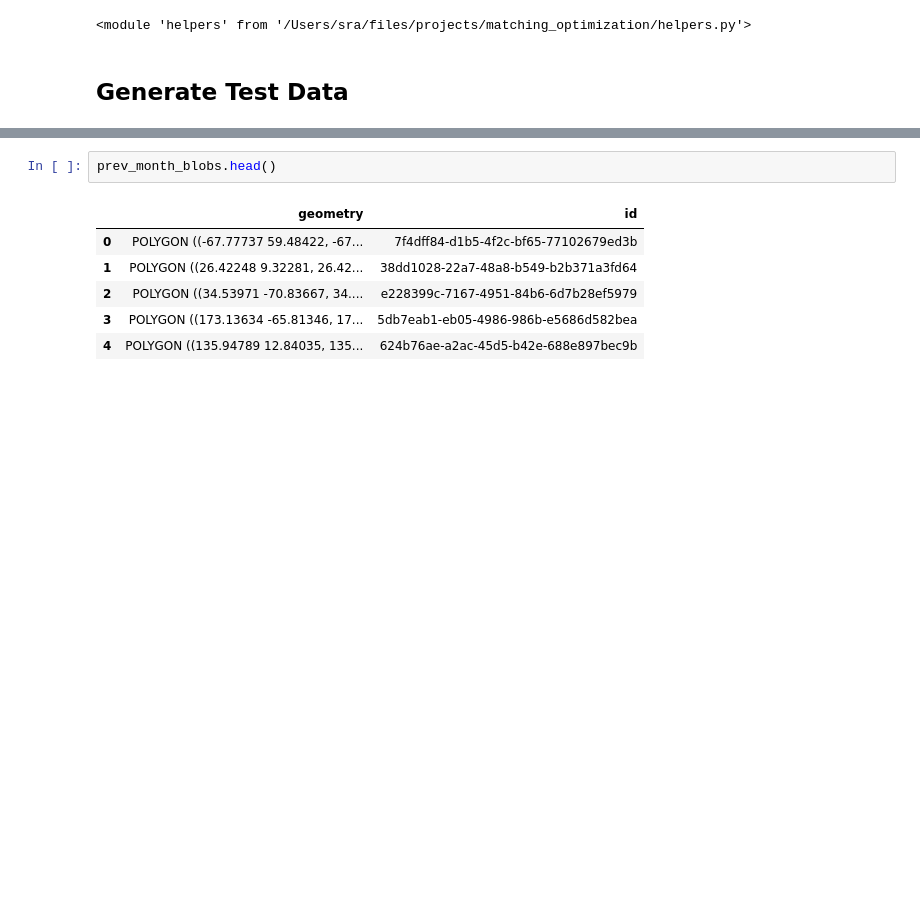
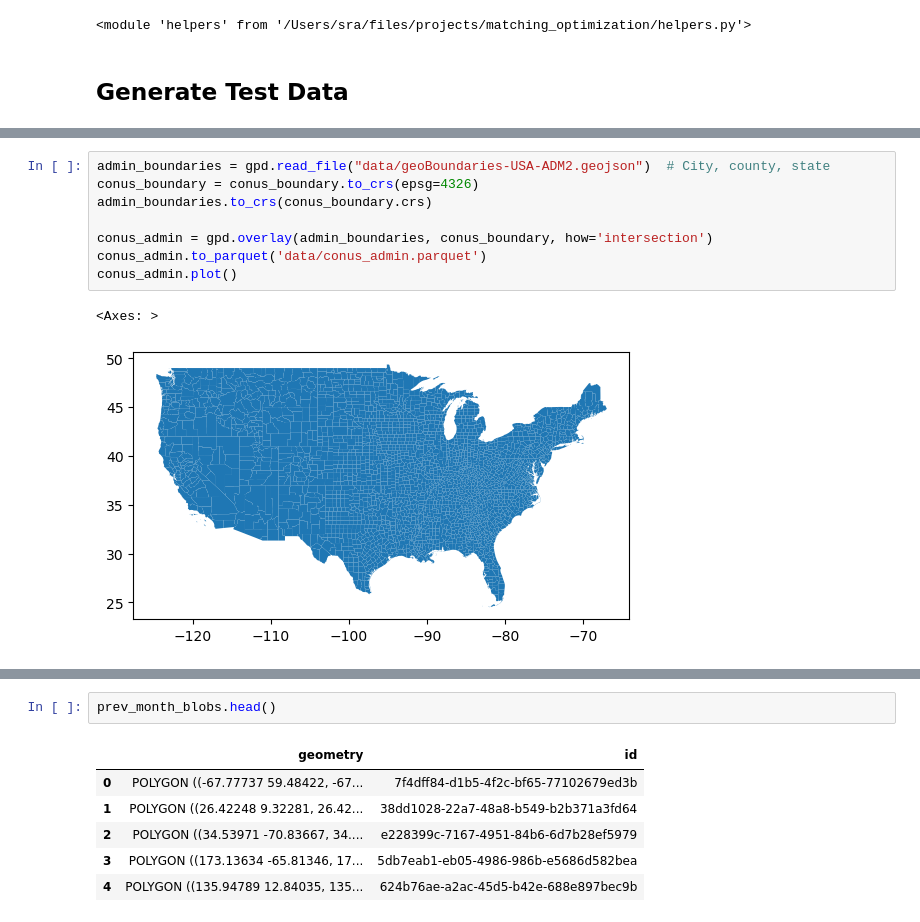
Before and after one commit to sralter/matching_optimization, a Jupyter notebook: matching.ipynb, the cells around one changed output, grey strips where cells are left out. Cells and saved outputs as stored; diff of their text form; blank space fills up the shorter version.

```diff
--- a/matching.ipynb
+++ b/matching.ipynb
@@ -33,0 +108,11 @@ Created fresh logs/sid_2025-02-26_21-46-31_timing.log
+# %%
+admin_boundaries = gpd.read_file("data/geoBoundaries-USA-ADM2.geojson")  # City, county, state
+conus_boundary = conus_boundary.to_crs(epsg=4326)
+admin_boundaries.to_crs(conus_boundary.crs)
+
+conus_admin = gpd.overlay(admin_boundaries, conus_boundary, how='intersection')
+conus_admin.to_parquet('data/conus_admin.parquet')
+conus_admin.plot()
+# %% [output]
+<Axes: >
+[figure, added]
```
Also changed, not shown: parts of 10 cells of this notebook, 31 other files.
